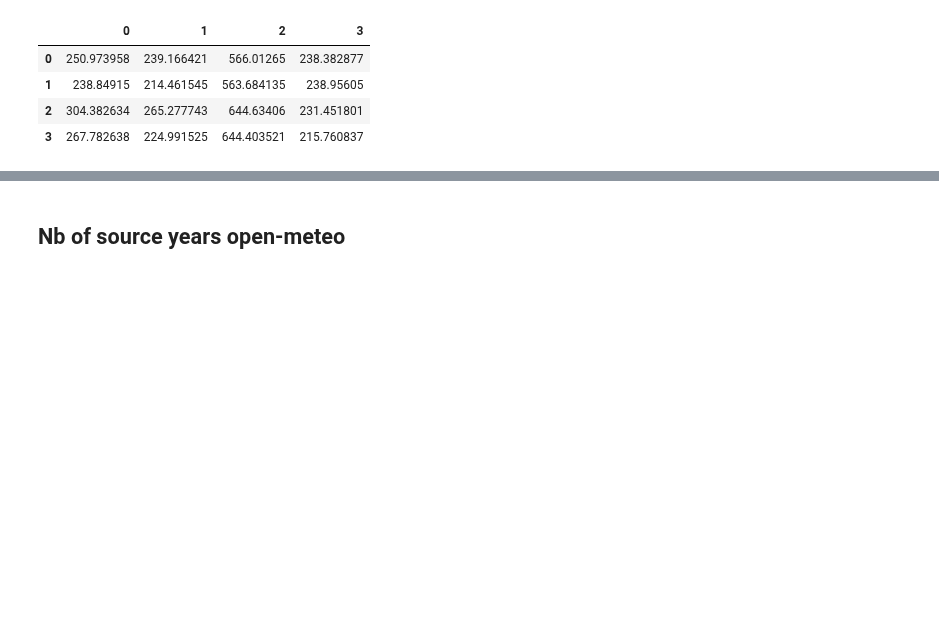
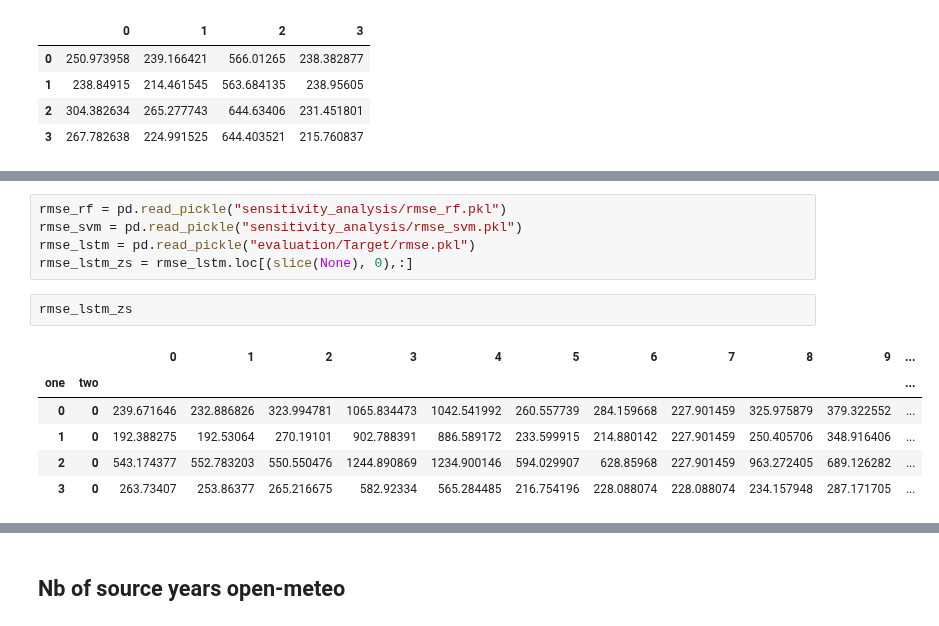
Before and after one commit to RobbeVDE/SolNet-2, a Jupyter notebook: sensitivity_analysis.ipynb, the cells around one changed output, grey strips where cells are left out. Saved outputs shown, nothing was run; the diff lists cells and outputs as text; blank space fills up the shorter version.

```diff
--- a/sensitivity_analysis.ipynb
+++ b/sensitivity_analysis.ipynb
@@ -725,0 +759,14 @@ rmse_svm
+# %%
+rmse_rf = pd.read_pickle("sensitivity_analysis/rmse_rf.pkl")
+rmse_svm = pd.read_pickle("sensitivity_analysis/rmse_svm.pkl")
+rmse_lstm = pd.read_pickle("evaluation/Target/rmse.pkl")
+rmse_lstm_zs = rmse_lstm.loc[(slice(None), 0),:]
+# %%
+rmse_lstm_zs
+# %% [output]
+|  |  | 0 | 1 | 2 | 3 | 4 | 5 | 6 | 7 | 8 | 9 | ... |
+| one | two |  |  |  |  |  |  |  |  |  |  | ... |
+| 0 | 0 | 239.671646 | 232.886826 | 323.994781 | 1065.834473 | 1042.541992 | 260.557739 | 284.159668 | 227.901459 | 325.975879 | 379.322552 | ... |
+| 1 | 0 | 192.388275 | 192.53064 | 270.19101 | 902.788391 | 886.589172 | 233.599915 | 214.880142 | 227.901459 | 250.405706 | 348.916406 | ... |
+| 2 | 0 | 543.174377 | 552.783203 | 550.550476 | 1244.890869 | 1234.900146 | 594.029907 | 628.85968 | 227.901459 | 963.272405 | 689.126282 | ... |
+| 3 | 0 | 263.73407 | 253.86377 | 265.216675 | 582.92334 | 565.284485 | 216.754196 | 228.088074 | 228.088074 | 234.157948 | 287.171705 | ... |
```
Also changed, not shown: parts of 19 cells of this notebook, 33 other files.
